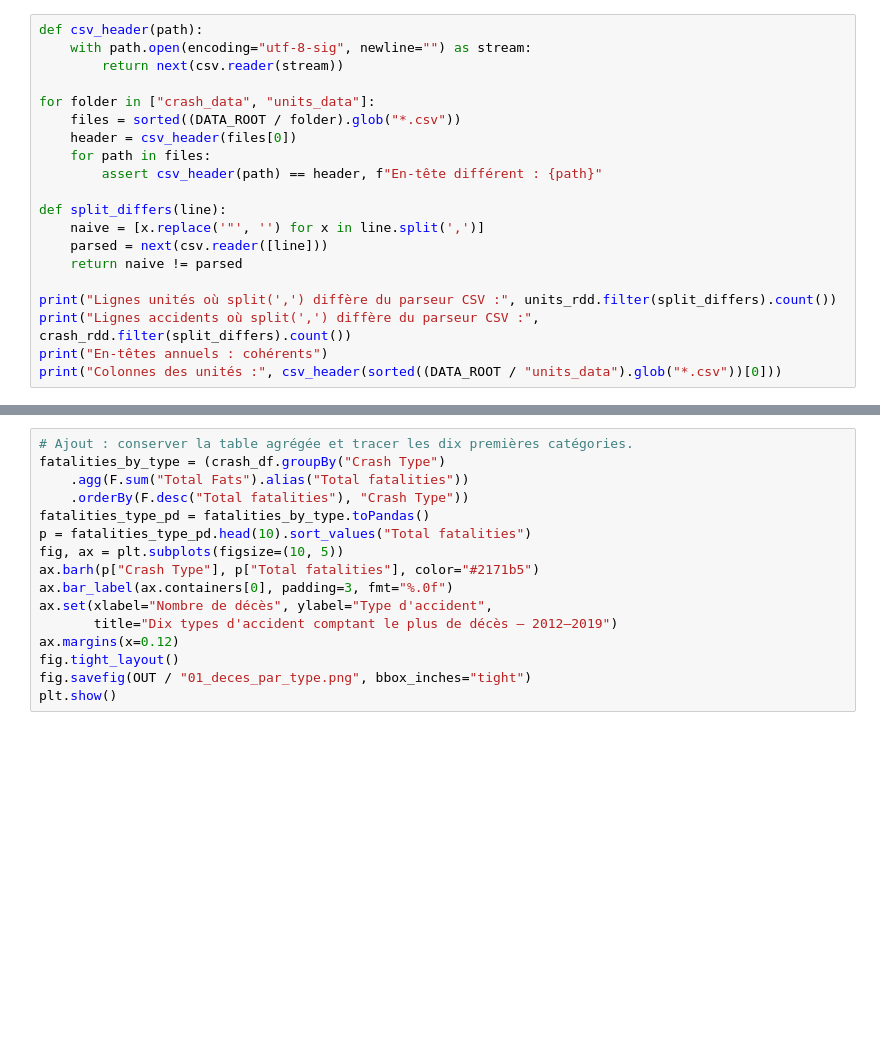
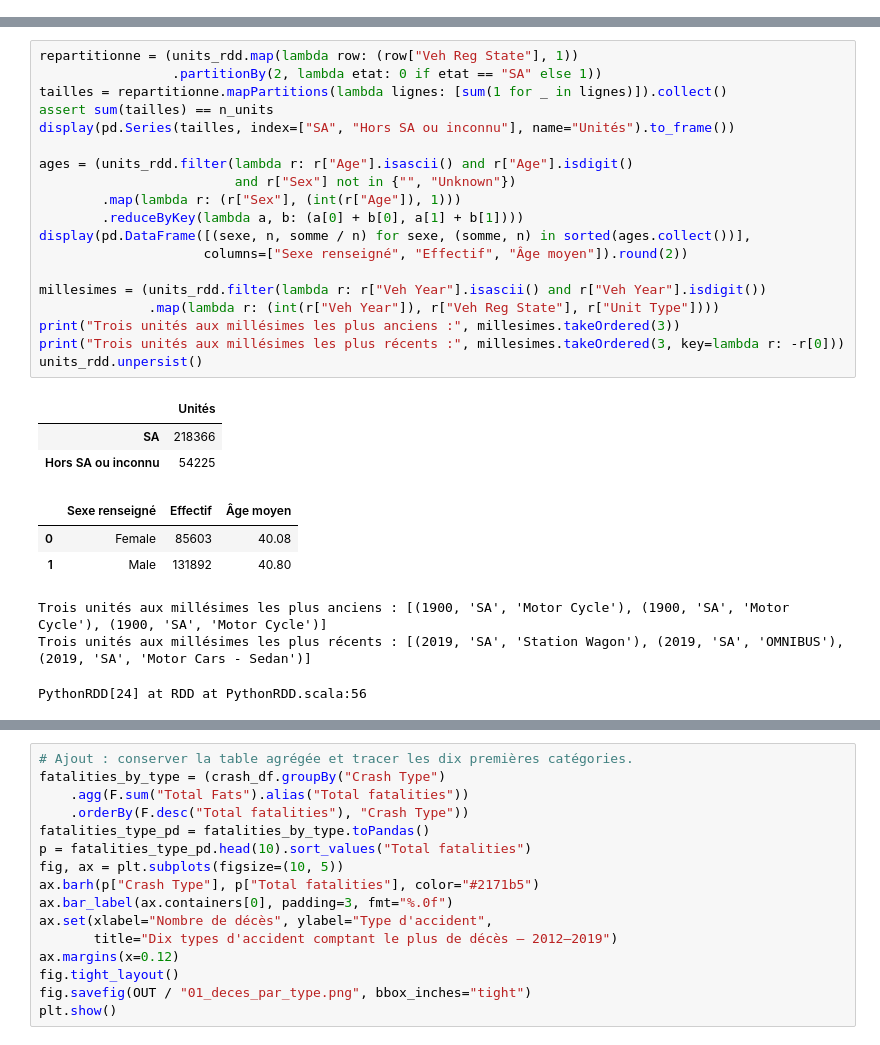
Before and after one commit to alex-abdallah/bigData, a Jupyter notebook: TP2/Road_Crash_PySpark.ipynb, the cells around one changed output, grey strips where cells are left out. Saved outputs shown, nothing was run; the diff lists cells and outputs as text; blank space fills up the shorter version.

```diff
--- a/TP2/Road_Crash_PySpark.ipynb
+++ b/TP2/Road_Crash_PySpark.ipynb
@@ -210,20 +0,0 @@ L'auteur utilise ensuite `split(',')`. Cette méthode ne gère pas les virgules
-# %%
-def csv_header(path):
-    with path.open(encoding="utf-8-sig", newline="") as stream:
-        return next(csv.reader(stream))
-
-for folder in ["crash_data", "units_data"]:
-    files = sorted((DATA_ROOT / folder).glob("*.csv"))
-    header = csv_header(files[0])
-    for path in files:
-        assert csv_header(path) == header, f"En-tête différent : {path}"
-
-def split_differs(line):
-    naive = [x.replace('"', '') for x in line.split(',')]
-    parsed = next(csv.reader([line]))
-    return naive != parsed
-
-print("Lignes unités où split(',') diffère du parseur CSV :", units_rdd.filter(split_differs).count())
-print("Lignes accidents où split(',') diffère du parseur CSV :", crash_rdd.filter(split_differs).count())
-print("En-têtes annuels : cohérents")
-print("Colonnes des unités :", csv_header(sorted((DATA_ROOT / "units_data").glob("*.csv"))[0]))
@@ -538,0 +156,29 @@ crash_df.groupBy('Crash Type').agg(F.sum('Total Fats').alias('Total fatalities')
+# %%
+repartitionne = (units_rdd.map(lambda row: (row["Veh Reg State"], 1))
+                 .partitionBy(2, lambda etat: 0 if etat == "SA" else 1))
+tailles = repartitionne.mapPartitions(lambda lignes: [sum(1 for _ in lignes)]).collect()
+assert sum(tailles) == n_units
+display(pd.Series(tailles, index=["SA", "Hors SA ou inconnu"], name="Unités").to_frame())
+
+ages = (units_rdd.filter(lambda r: r["Age"].isascii() and r["Age"].isdigit()
+                         and r["Sex"] not in {"", "Unknown"})
+        .map(lambda r: (r["Sex"], (int(r["Age"]), 1)))
+        .reduceByKey(lambda a, b: (a[0] + b[0], a[1] + b[1])))
+display(pd.DataFrame([(sexe, n, somme / n) for sexe, (somme, n) in sorted(ages.collect())],
+                     columns=["Sexe renseigné", "Effectif", "Âge moyen"]).round(2))
+
+millesimes = (units_rdd.filter(lambda r: r["Veh Year"].isascii() and r["Veh Year"].isdigit())
+              .map(lambda r: (int(r["Veh Year"]), r["Veh Reg State"], r["Unit Type"])))
+print("Trois unités aux millésimes les plus anciens :", millesimes.takeOrdered(3))
+print("Trois unités aux millésimes les plus récents :", millesimes.takeOrdered(3, key=lambda r: -r[0]))
+units_rdd.unpersist()
+# %% [output]
+|  | Unités |
+| SA | 218366 |
+| Hors SA ou inconnu | 54225 |
+|  | Sexe renseigné | Effectif | Âge moyen |
+| 0 | Female | 85603 | 40.08 |
+| 1 | Male | 131892 | 40.80 |
+Trois unités aux millésimes les plus anciens : [(1900, 'SA', 'Motor Cycle'), (1900, 'SA', 'Motor Cycle'), (1900, 'SA', 'Motor Cycle')]
+Trois unités aux millésimes les plus récents : [(2019, 'SA', 'Station Wagon'), (2019, 'SA', 'OMNIBUS'), (2019, 'SA', 'Motor Cars - Sedan')]
+PythonRDD[24] at RDD at PythonRDD.scala:56
```
Also changed, not shown: parts of 140 cells of this notebook, 1 other file.
